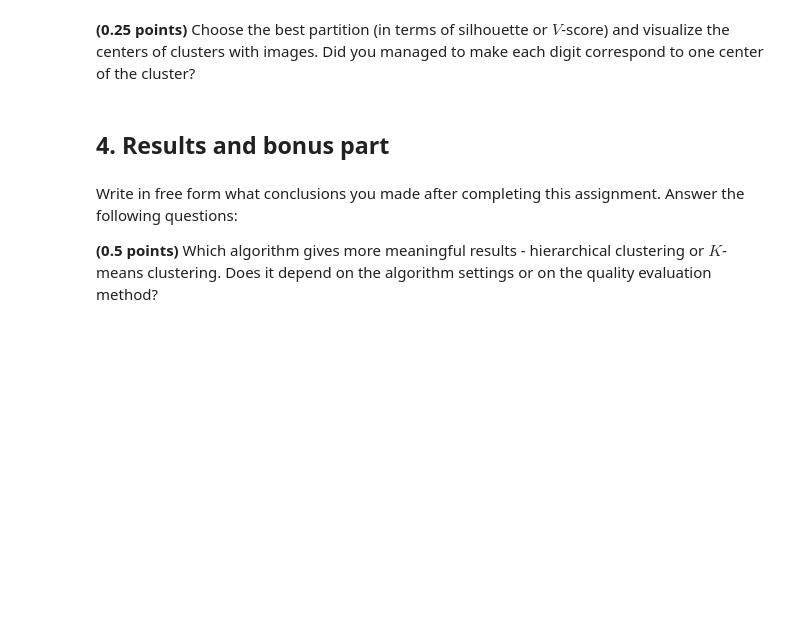
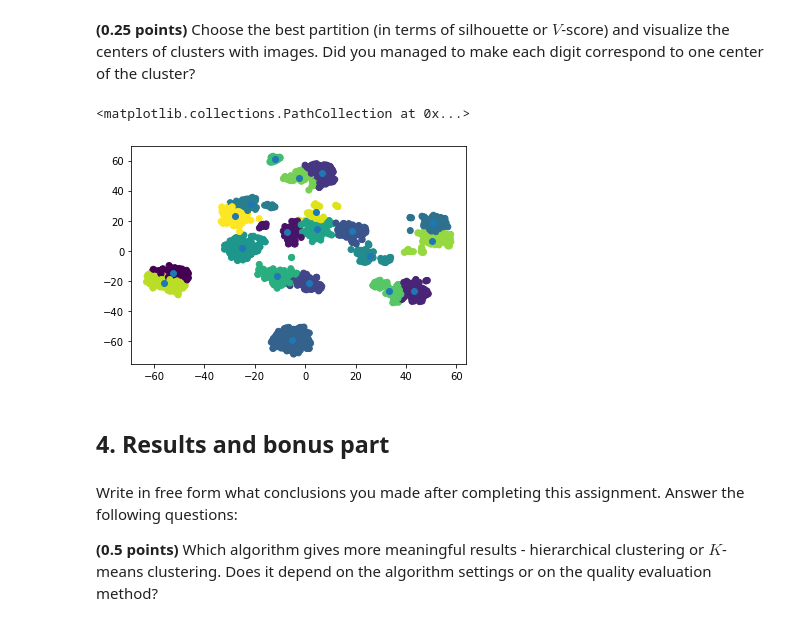
Before and after one commit to Kriikle/ml-intro, a Jupyter notebook: 8_clustering/clustering.ipynb, the cells around one changed output. Cells and saved outputs as stored; diff of their text form; code cells hidden in the pictures; blank space fills up the shorter version.

```diff
--- a/8_clustering/clustering.ipynb
+++ b/8_clustering/clustering.ipynb
@@ -402,5 +402,19 @@ print(" KMeans V - score: " +
 # %% [markdown]
 **(0.25 points)** Choose the best partition (in terms of silhouette or $V$-score) and visualize the centers of clusters with images. Did you managed to make each digit correspond to one center of the cluster?
+# %%
+
+
+X_embedded = TSNE(n_components=2).fit_transform(X);
+KMCl = KMeans(n_clusters=i, max_iter=30, n_init=10,random_state = 42)#
+kmeans_labels = KMCl.fit_predict(X_embedded)
+plt.scatter(X_embedded[:,0],X_embedded[:,1],c = kmeans_labels)
+#print(KMCl.cluster_centers_)
+plt.scatter(KMCl.cluster_centers_[:,0],KMCl.cluster_centers_[:,1])#c = KMCl.cluster_centers_)
+
+#I cant say with number cluster is,but truly i can sea some clusters(19),that actaly strange it could be becouse of pixcel varibals range
+# %% [output]
+<matplotlib.collections.PathCollection at 0x...>
+[figure, added]
 # %% [markdown]
 ## 4. Results and bonus part
 # %% [markdown]
```
Also changed, not shown: parts of 8 cells of this notebook.
